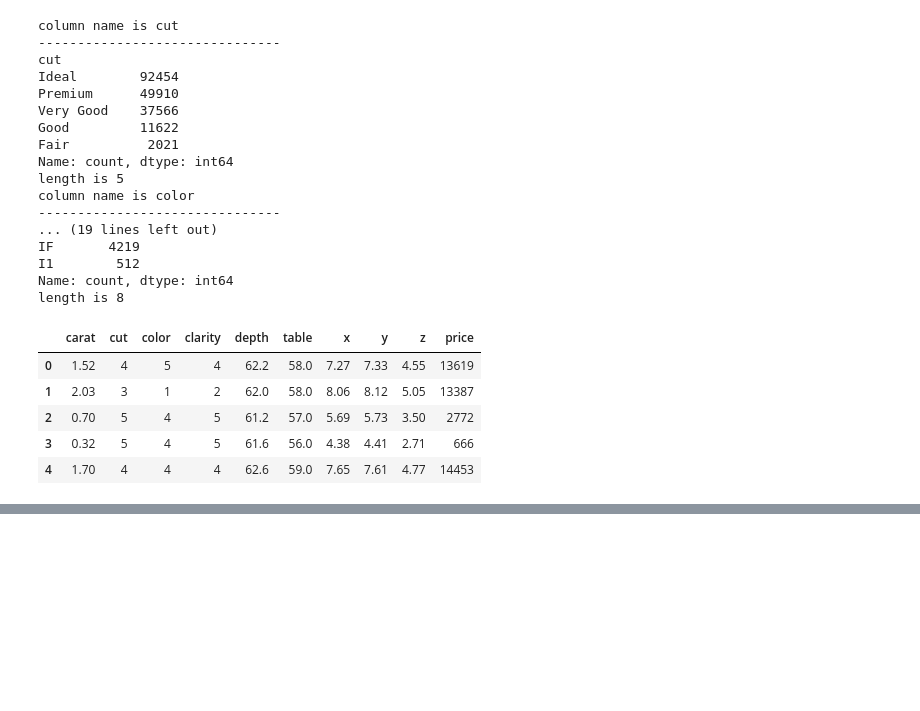
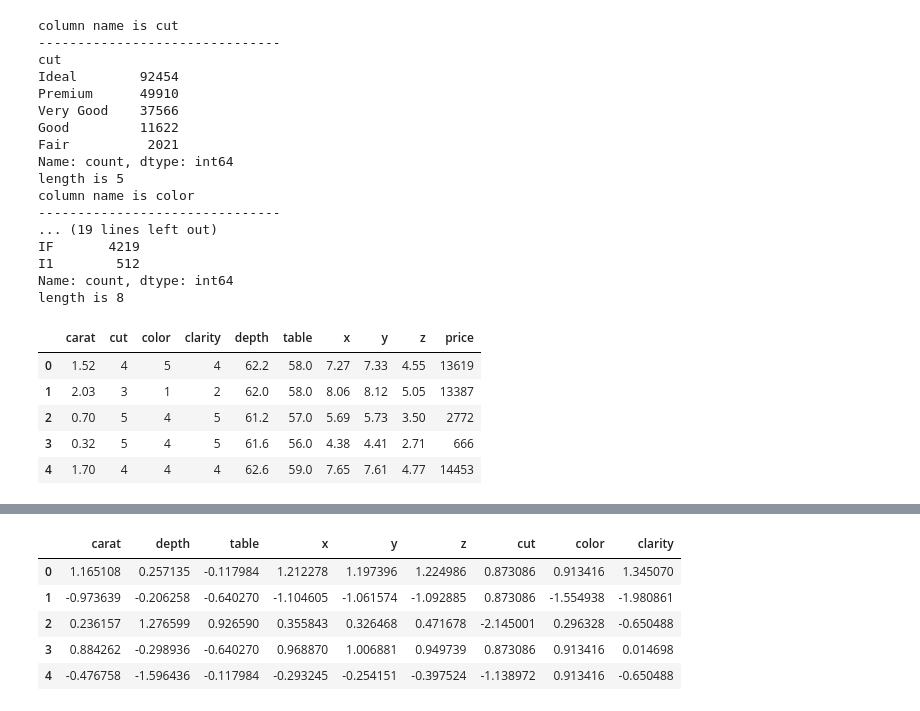
Before and after one commit to sriramsriram3/Gemstone-Price-Prediction-End-to-End-Pipeline, a Jupyter notebook: experiments/experiment.ipynb, the cells around one changed output, grey strips where cells are left out. Cells and saved outputs as stored; diff of their text form; code cells hidden in the pictures; blank space fills up the shorter version.

```diff
--- a/experiments/experiment.ipynb
+++ b/experiments/experiment.ipynb
@@ -343,0 +480,3 @@ data.head()
+# %%
+X_test_final=pd.DataFrame(preprocess.transform(X_test),columns=preprocess.get_feature_names_out())
+X_test_final.head()
@@ -343,0 +490,10 @@ data.head()
+# %%
+X_test_final.columns = [col.split('__')[-1] for col in X_test_final.columns]
+X_test_final.head()
+# %% [output]
+|  | carat | depth | table | x | y | z | cut | color | clarity |
+| 0 | 1.165108 | 0.257135 | -0.117984 | 1.212278 | 1.197396 | 1.224986 | 0.873086 | 0.913416 | 1.345070 |
+| 1 | -0.973639 | -0.206258 | -0.640270 | -1.104605 | -1.061574 | -1.092885 | 0.873086 | -1.554938 | -1.980861 |
+| 2 | 0.236157 | 1.276599 | 0.926590 | 0.355843 | 0.326468 | 0.471678 | -2.145001 | 0.296328 | -0.650488 |
+| 3 | 0.884262 | -0.298936 | -0.640270 | 0.968870 | 1.006881 | 0.949739 | 0.873086 | 0.913416 | 0.014698 |
+| 4 | -0.476758 | -1.596436 | -0.117984 | -0.293245 | -0.254151 | -0.397524 | -1.138972 | 0.913416 | -0.650488 |
```
Also changed, not shown: parts of 22 cells of this notebook.
